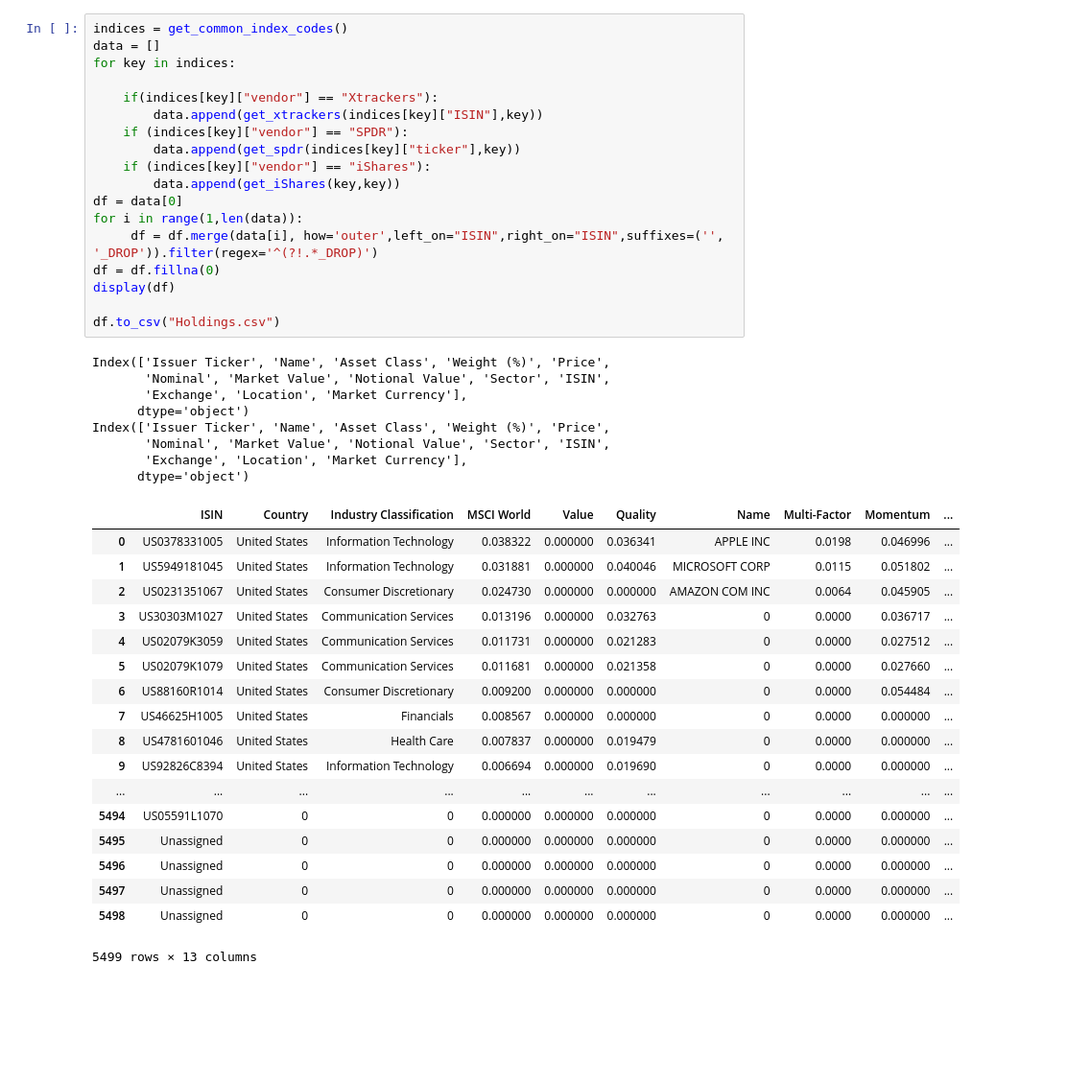
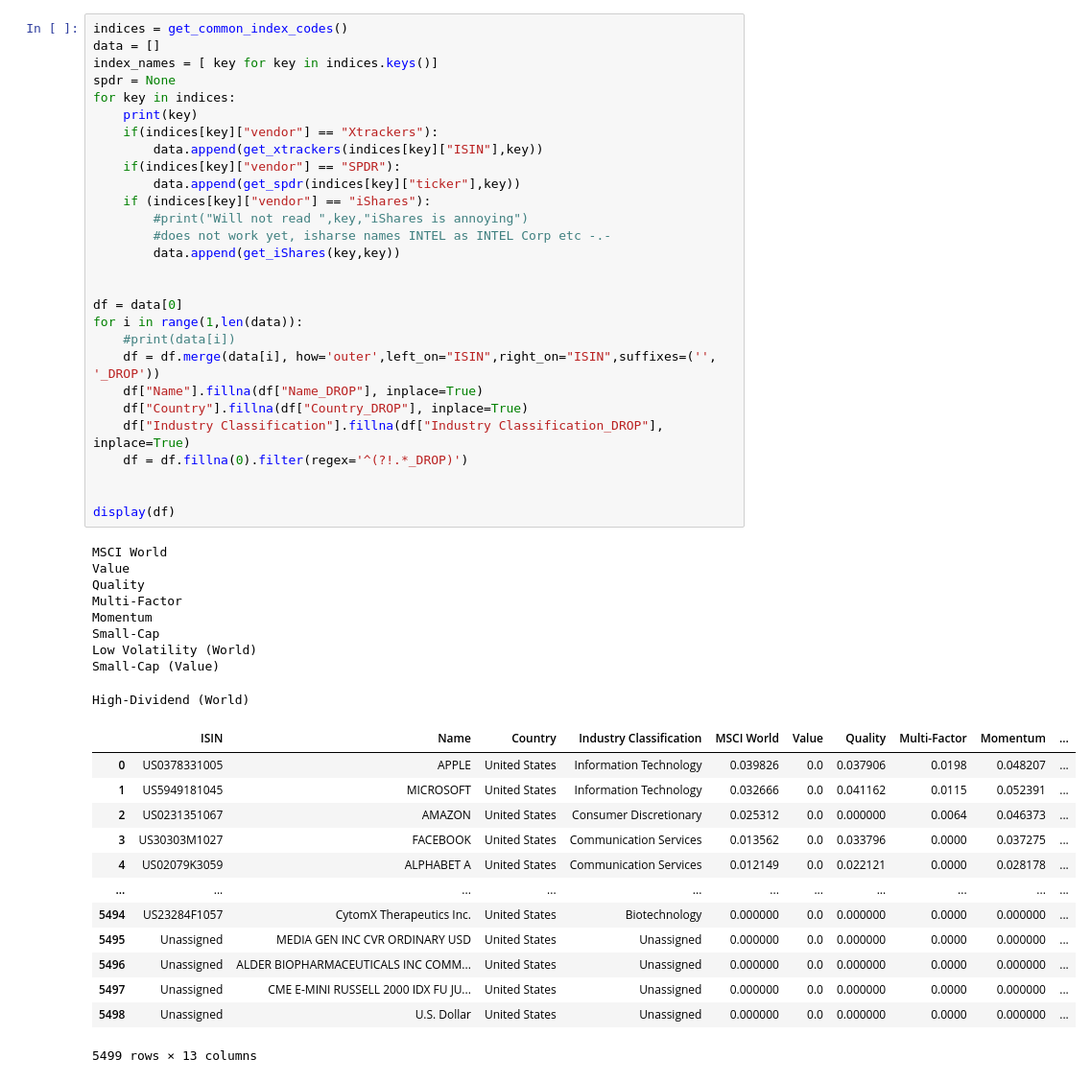
Before and after one commit to MartinLiebig/factornessy, a Jupyter notebook: allocation_analysis.ipynb, the cells around one changed output. Shown at 96% size. Cells and saved outputs as stored; diff of their text form; blank space fills up the shorter version.

Commit message:
Refactored the data gathering code to make it easier to use.

```diff
--- a/allocation_analysis.ipynb
+++ b/allocation_analysis.ipynb
@@ -35,45 +9,51 @@ def get_iShares(key: str, name: str):
 # %%
 indices = get_common_index_codes()
 data = []
+index_names = [ key for key in indices.keys()]
+spdr = None
 for key in indices:
-
+    print(key)
     if(indices[key]["vendor"] == "Xtrackers"):
         data.append(get_xtrackers(indices[key]["ISIN"],key))
-    if (indices[key]["vendor"] == "SPDR"):
+    if(indices[key]["vendor"] == "SPDR"):
         data.append(get_spdr(indices[key]["ticker"],key))
     if (indices[key]["vendor"] == "iShares"):
+        #print("Will not read ",key,"iShares is annoying")
+        #does not work yet, isharse names INTEL as INTEL Corp etc -.-
         data.append(get_iShares(key,key))
+
+
 df = data[0]
 for i in range(1,len(data)):
-     df = df.merge(data[i], how='outer',left_on="ISIN",right_on="ISIN",suffixes=('', '_DROP')).filter(regex='^(?!.*_DROP)')
-df = df.fillna(0)
+    #print(data[i])
+    df = df.merge(data[i], how='outer',left_on="ISIN",right_on="ISIN",suffixes=('', '_DROP'))
+    df["Name"].fillna(df["Name_DROP"], inplace=True)
+    df["Country"].fillna(df["Country_DROP"], inplace=True)
+    df["Industry Classification"].fillna(df["Industry Classification_DROP"], inplace=True)
+    df = df.fillna(0).filter(regex='^(?!.*_DROP)')
+
+
 display(df)
-
-df.to_csv("Holdings.csv")
 # %% [output]
-Index(['Issuer Ticker', 'Name', 'Asset Class', 'Weight (%)', 'Price',
-       'Nominal', 'Market Value', 'Notional Value', 'Sector', 'ISIN',
-       'Exchange', 'Location', 'Market Currency'],
-      dtype='object')
-Index(['Issuer Ticker', 'Name', 'Asset Class', 'Weight (%)', 'Price',
-       'Nominal', 'Market Value', 'Notional Value', 'Sector', 'ISIN',
-       'Exchange', 'Location', 'Market Currency'],
-      dtype='object')
+MSCI World
+Value
+Quality
+Multi-Factor
+Momentum
+Small-Cap
+Low Volatility (World)
+Small-Cap (Value)
+High-Dividend (World)
-|  | ISIN | Country | Industry Classification | MSCI World | Value | Quality | Name | Multi-Factor | Momentum | ... |
-| 0 | US0378331005 | United States | Information Technology | 0.038322 | 0.000000 | 0.036341 | APPLE INC | 0.0198 | 0.046996 | ... |
-| 1 | US5949181045 | United States | Information Technology | 0.031881 | 0.000000 | 0.040046 | MICROSOFT CORP | 0.0115 | 0.051802 | ... |
-| 2 | US0231351067 | United States | Consumer Discretionary | 0.024730 | 0.000000 | 0.000000 | AMAZON COM INC | 0.0064 | 0.045905 | ... |
-| 3 | US30303M1027 | United States | Communication Services | 0.013196 | 0.000000 | 0.032763 | 0 | 0.0000 | 0.036717 | ... |
-| 4 | US02079K3059 | United States | Communication Services | 0.011731 | 0.000000 | 0.021283 | 0 | 0.0000 | 0.027512 | ... |
-| 5 | US02079K1079 | United States | Communication Services | 0.011681 | 0.000000 | 0.021358 | 0 | 0.0000 | 0.027660 | ... |
-| 6 | US88160R1014 | United States | Consumer Discretionary | 0.009200 | 0.000000 | 0.000000 | 0 | 0.0000 | 0.054484 | ... |
-| 7 | US46625H1005 | United States | Financials | 0.008567 | 0.000000 | 0.000000 | 0 | 0.0000 | 0.000000 | ... |
-| 8 | US4781601046 | United States | Health Care | 0.007837 | 0.000000 | 0.019479 | 0 | 0.0000 | 0.000000 | ... |
-| 9 | US92826C8394 | United States | Information Technology | 0.006694 | 0.000000 | 0.019690 | 0 | 0.0000 | 0.000000 | ... |
+|  | ISIN | Name | Country | Industry Classification | MSCI World | Value | Quality | Multi-Factor | Momentum | ... |
+| 0 | US0378331005 | APPLE | United States | Information Technology | 0.039826 | 0.0 | 0.037906 | 0.0198 | 0.048207 | ... |
+| 1 | US5949181045 | MICROSOFT | United States | Information Technology | 0.032666 | 0.0 | 0.041162 | 0.0115 | 0.052391 | ... |
+| 2 | US0231351067 | AMAZON | United States | Consumer Discretionary | 0.025312 | 0.0 | 0.000000 | 0.0064 | 0.046373 | ... |
+| 3 | US30303M1027 | FACEBOOK | United States | Communication Services | 0.013562 | 0.0 | 0.033796 | 0.0000 | 0.037275 | ... |
+| 4 | US02079K3059 | ALPHABET A | United States | Communication Services | 0.012149 | 0.0 | 0.022121 | 0.0000 | 0.028178 | ... |
 | ... | ... | ... | ... | ... | ... | ... | ... | ... | ... | ... |
-| 5494 | US05591L1070 | 0 | 0 | 0.000000 | 0.000000 | 0.000000 | 0 | 0.0000 | 0.000000 | ... |
-| 5495 | Unassigned | 0 | 0 | 0.000000 | 0.000000 | 0.000000 | 0 | 0.0000 | 0.000000 | ... |
-| 5496 | Unassigned | 0 | 0 | 0.000000 | 0.000000 | 0.000000 | 0 | 0.0000 | 0.000000 | ... |
-| 5497 | Unassigned | 0 | 0 | 0.000000 | 0.000000 | 0.000000 | 0 | 0.0000 | 0.000000 | ... |
-| 5498 | Unassigned | 0 | 0 | 0.000000 | 0.000000 | 0.000000 | 0 | 0.0000 | 0.000000 | ... |
+| 5494 | US23284F1057 | CytomX Therapeutics Inc. | United States | Biotechnology | 0.000000 | 0.0 | 0.000000 | 0.0000 | 0.000000 | ... |
+| 5495 | Unassigned | MEDIA GEN INC CVR ORDINARY USD | United States | Unassigned | 0.000000 | 0.0 | 0.000000 | 0.0000 | 0.000000 | ... |
+| 5496 | Unassigned | ALDER BIOPHARMACEUTICALS INC COMM... | United States | Unassigned | 0.000000 | 0.0 | 0.000000 | 0.0000 | 0.000000 | ... |
+| 5497 | Unassigned | CME E-MINI RUSSELL 2000 IDX FU JU... | United States | Unassigned | 0.000000 | 0.0 | 0.000000 | 0.0000 | 0.000000 | ... |
+| 5498 | Unassigned | U.S. Dollar | United States | Unassigned | 0.000000 | 0.0 | 0.000000 | 0.0000 | 0.000000 | ... |
-5499 rows × 13 columns
+5499 rows × 13 columns
```
Also changed, not shown: parts of 8 cells of this notebook, 4 other files.
